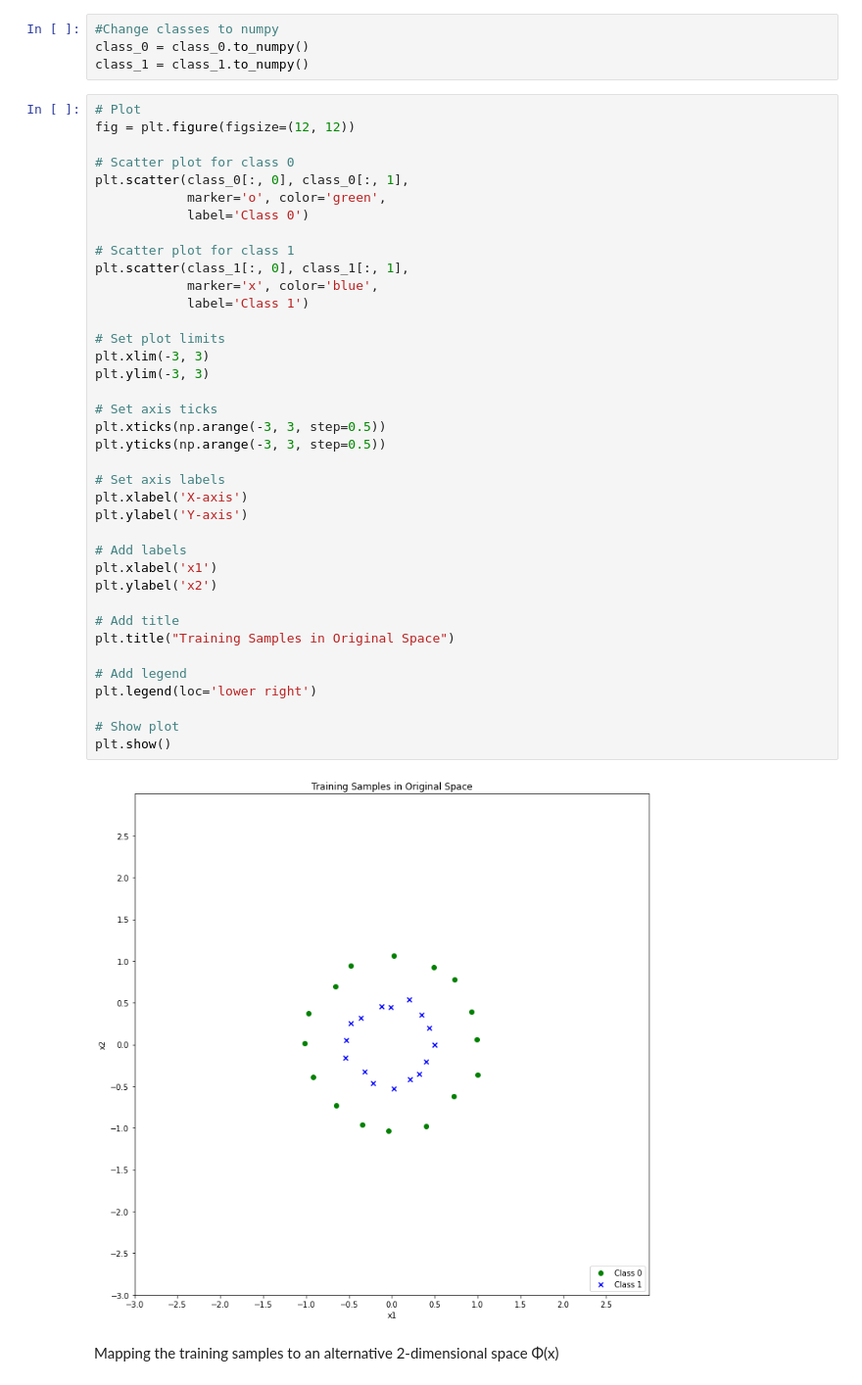
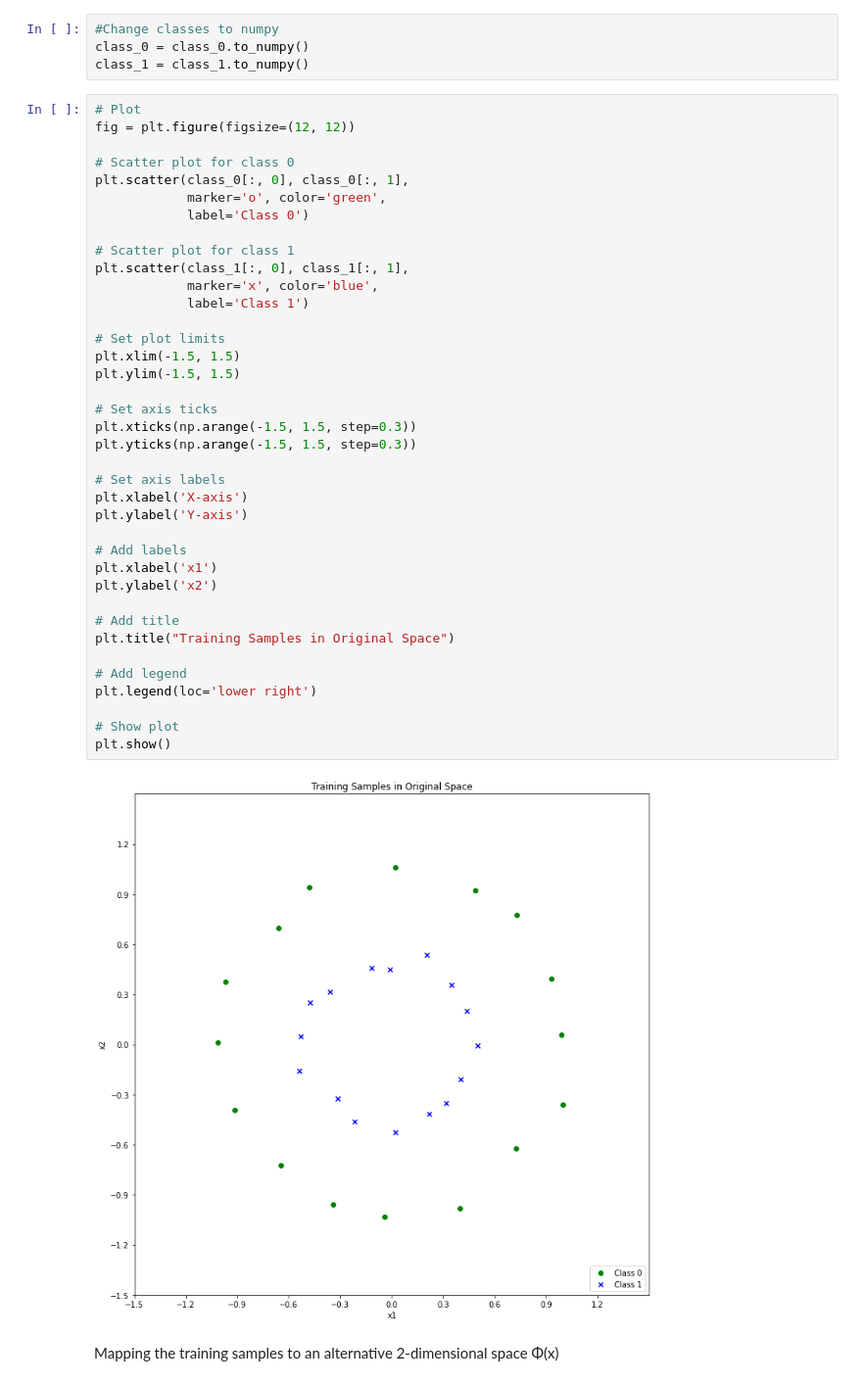
Before and after one commit to melihkurtaran/MachineLearning, a Jupyter notebook: InstanceBasedLearning/InstancebasedLearning.ipynb, the cells around one changed output. Shown at 98% size. Saved outputs shown, nothing was run; the diff lists cells and outputs as text.

```diff
--- a/InstanceBasedLearning/InstancebasedLearning.ipynb
+++ b/InstanceBasedLearning/InstancebasedLearning.ipynb
@@ -411,38 +411,38 @@ fig = plt.figure(figsize=(12, 12))
 plt.scatter(class_0[:, 0], class_0[:, 1],
             marker='o', color='green',
             label='Class 0')
 
 # Scatter plot for class 1
 plt.scatter(class_1[:, 0], class_1[:, 1],
             marker='x', color='blue',
             label='Class 1')
 
 # Set plot limits
-plt.xlim(-3, 3)
-plt.ylim(-3, 3)
+plt.xlim(-1.5, 1.5)
+plt.ylim(-1.5, 1.5)
 
 # Set axis ticks
-plt.xticks(np.arange(-3, 3, step=0.5))
-plt.yticks(np.arange(-3, 3, step=0.5))
+plt.xticks(np.arange(-1.5, 1.5, step=0.3))
+plt.yticks(np.arange(-1.5, 1.5, step=0.3))
 
 # Set axis labels
 plt.xlabel('X-axis')
 plt.ylabel('Y-axis')
 
 # Add labels
 plt.xlabel('x1')
 plt.ylabel('x2')
 
 # Add title
 plt.title("Training Samples in Original Space")
 
 # Add legend
 plt.legend(loc='lower right')
 
 # Show plot
 plt.show()
 # %% [output]
-[figure, old version]
+[figure, new version]
 # %% [markdown]
 Mapping the training samples to an alternative 2-dimensional space Φ(x)
 # %% [markdown]
```
Also changed, not shown: parts of 14 cells of this notebook.
